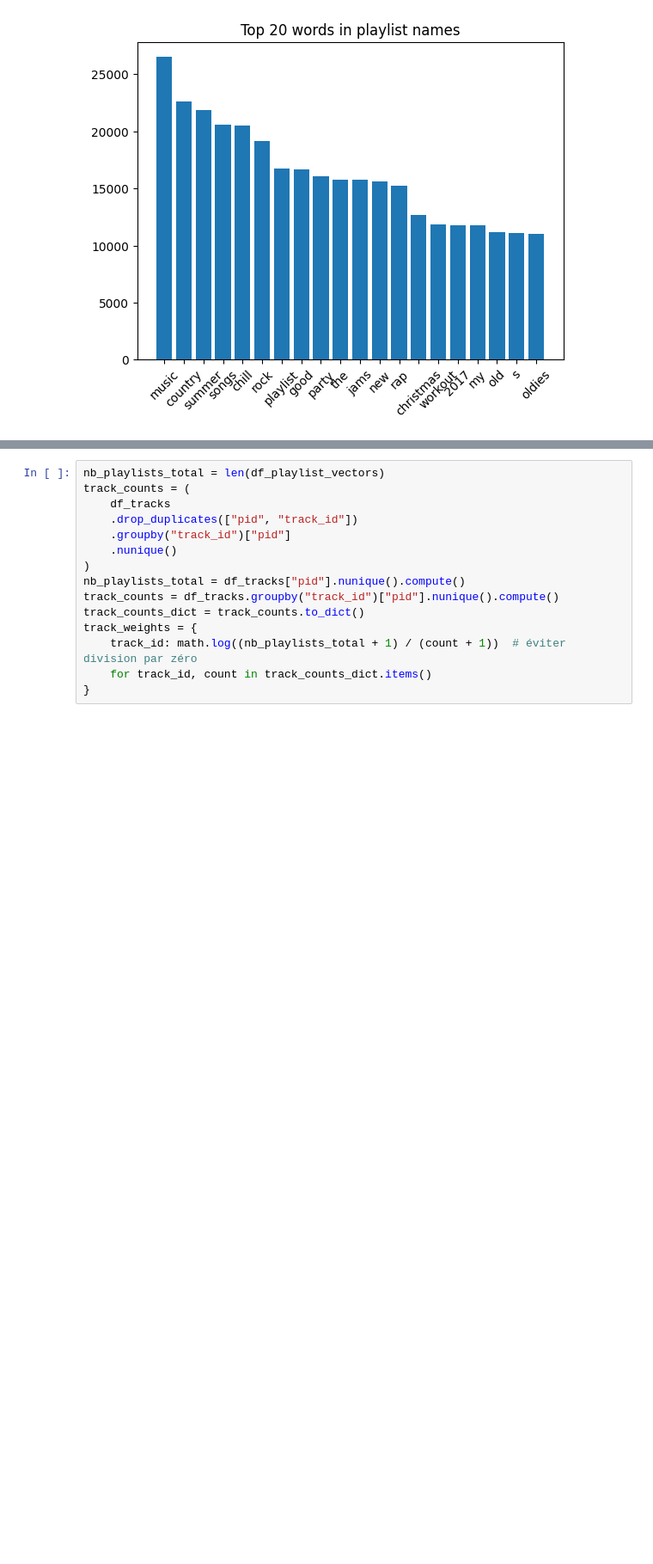
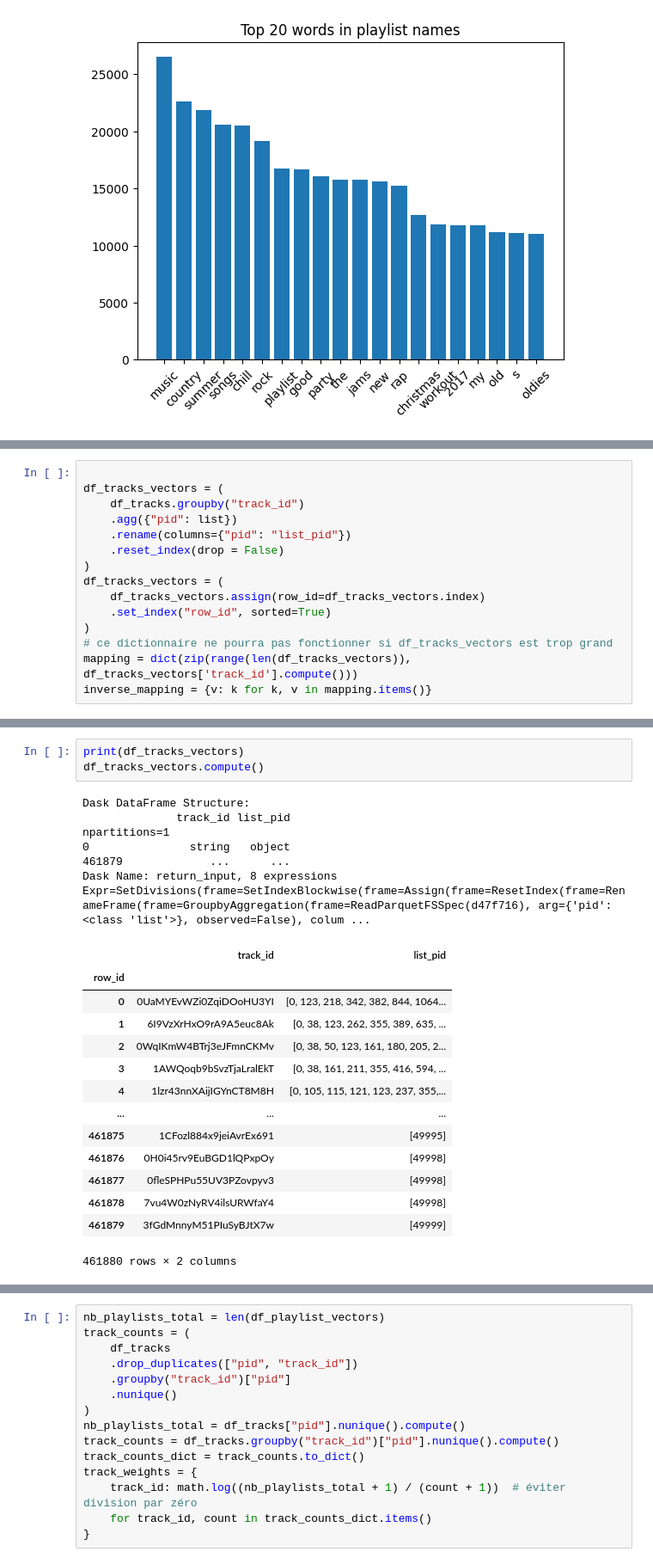
Before and after one commit to rmcvid/infoh600_projet, a Jupyter notebook: main.ipynb, the cells around one changed output, grey strips where cells are left out. Shown at 86% size. Drawn from its saved outputs; the diff is of its cells as text; blank space fills up the shorter version.

Commit message:
modification amélioration des fonctions

```diff
--- a/main.ipynb
+++ b/main.ipynb
@@ -454,0 +428,15 @@ df_tracks_vectors.head()
+# %%
+
+df_tracks_vectors = (
+    df_tracks.groupby("track_id")
+    .agg({"pid": list})
+    .rename(columns={"pid": "list_pid"})
+    .reset_index(drop = False)
+)
+df_tracks_vectors = (
+    df_tracks_vectors.assign(row_id=df_tracks_vectors.index)
+    .set_index("row_id", sorted=True)
+)
+# ce dictionnaire ne pourra pas fonctionner si df_tracks_vectors est trop grand
+mapping = dict(zip(range(len(df_tracks_vectors)), df_tracks_vectors['track_id'].compute()))
+inverse_mapping = {v: k for k, v in mapping.items()}
@@ -454,0 +464,25 @@ df_tracks_vectors.head()
+# %%
+print(df_tracks_vectors)
+df_tracks_vectors.compute()
+# %% [output]
+Dask DataFrame Structure:
+              track_id list_pid
+npartitions=1
+0               string   object
+461879             ...      ...
+Dask Name: return_input, 8 expressions
+Expr=SetDivisions(frame=SetIndexBlockwise(frame=Assign(frame=ResetIndex(frame=RenameFrame(frame=GroupbyAggregation(frame=ReadParquetFSSpec(d47f716), arg={'pid': <class 'list'>}, observed=False), colum ...
+|  | track_id | list_pid |
+| row_id |  |  |
+| 0 | 0UaMYEvWZi0ZqiDOoHU3YI | [0, 123, 218, 342, 382, 844, 1064... |
+| 1 | 6I9VzXrHxO9rA9A5euc8Ak | [0, 38, 123, 262, 355, 389, 635, ... |
+| 2 | 0WqIKmW4BTrj3eJFmnCKMv | [0, 38, 50, 123, 161, 180, 205, 2... |
+| 3 | 1AWQoqb9bSvzTjaLralEkT | [0, 38, 161, 211, 355, 416, 594, ... |
+| 4 | 1lzr43nnXAijIGYnCT8M8H | [0, 105, 115, 121, 123, 237, 355,... |
+| ... | ... | ... |
+| 461875 | 1CFozl884x9jeiAvrEx691 | [49995] |
+| 461876 | 0H0i45rv9EuBGD1lQPxpOy | [49998] |
+| 461877 | 0fleSPHPu55UV3PZovpyv3 | [49998] |
+| 461878 | 7vu4W0zNyRV4ilsURWfaY4 | [49998] |
+| 461879 | 3fGdMnnyM51PIuSyBJtX7w | [49999] |
+461880 rows × 2 columns
```
Also changed, not shown: parts of 38 cells of this notebook.
